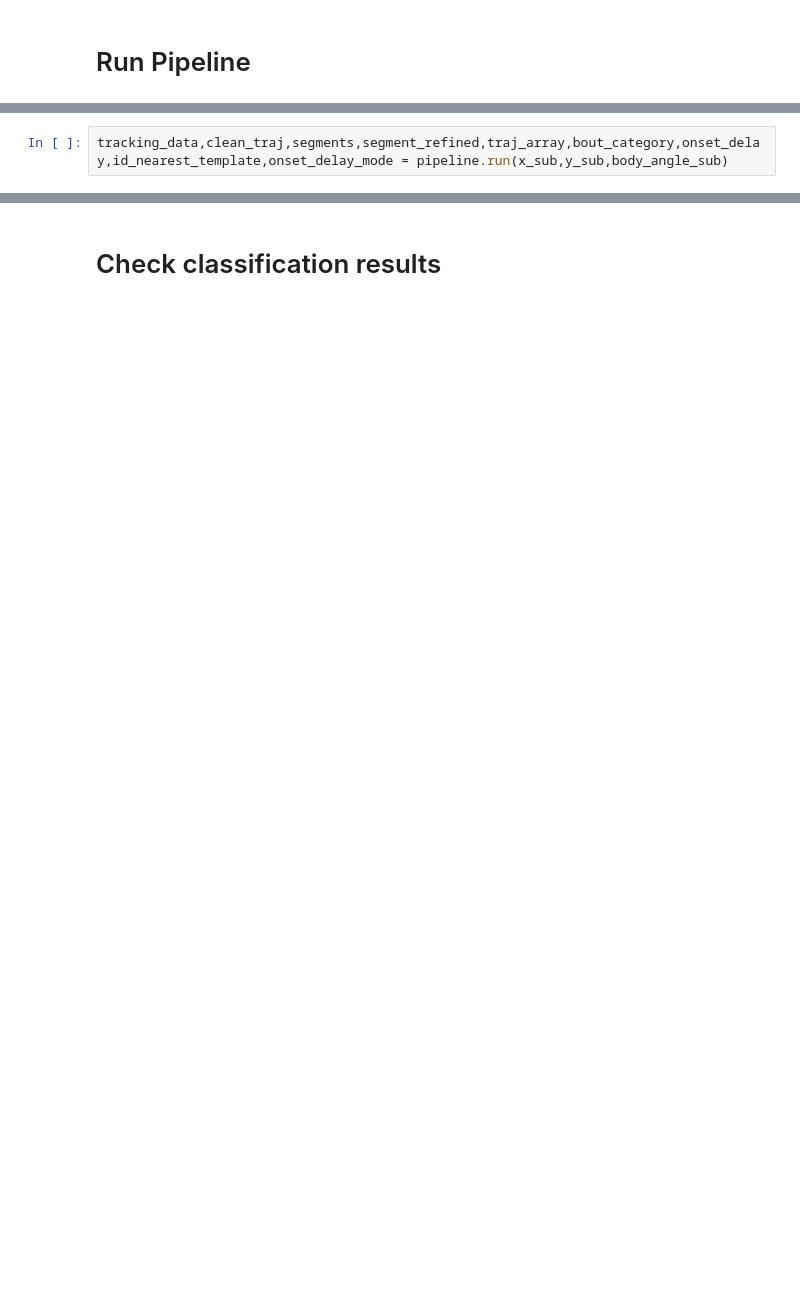
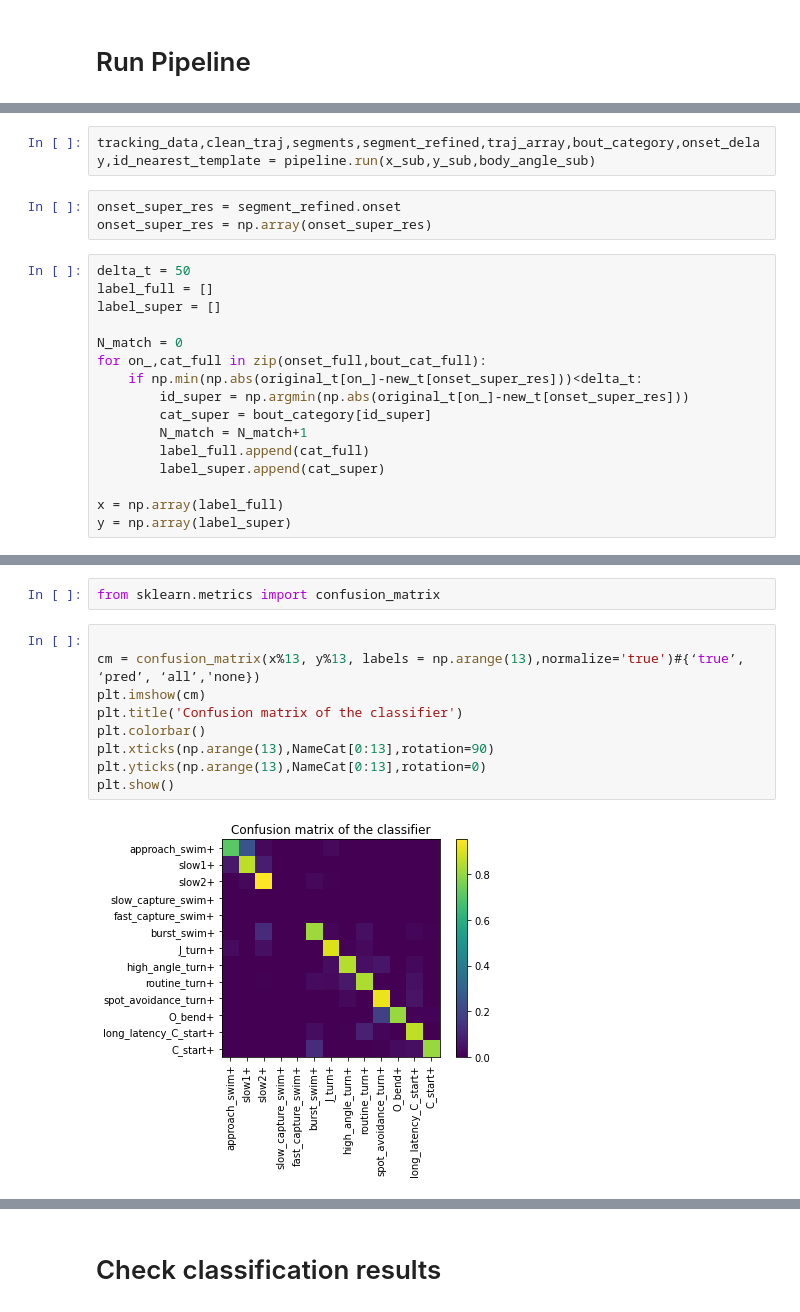
Before and after one commit to orger-lab/megabouts, a Jupyter notebook: megabouts/super_resolution_pipeline.ipynb, the cells around one changed output, grey strips where cells are left out. Drawn from its saved outputs; the diff is of its cells as text; blank space fills up the shorter version.

```diff
--- a/megabouts/super_resolution_pipeline.ipynb
+++ b/megabouts/super_resolution_pipeline.ipynb
@@ -224,2 +252,21 @@ TypeError: __init__() got an unexpected keyword argument 'N_kNN'
 # %%
-tracking_data,clean_traj,segments,segment_refined,traj_array,bout_category,onset_delay,id_nearest_template,onset_delay_mode = pipeline.run(x_sub,y_sub,body_angle_sub)
+tracking_data,clean_traj,segments,segment_refined,traj_array,bout_category,onset_delay,id_nearest_template = pipeline.run(x_sub,y_sub,body_angle_sub)
+# %%
+onset_super_res = segment_refined.onset
+onset_super_res = np.array(onset_super_res)
+# %%
+delta_t = 50
+label_full = []
+label_super = []
+
+N_match = 0
+for on_,cat_full in zip(onset_full,bout_cat_full):
+    if np.min(np.abs(original_t[on_]-new_t[onset_super_res]))<delta_t:
+        id_super = np.argmin(np.abs(original_t[on_]-new_t[onset_super_res]))
+        cat_super = bout_category[id_super]
+        N_match = N_match+1
+        label_full.append(cat_full)
+        label_super.append(cat_super)
+
+x = np.array(label_full)
+y = np.array(label_super)
@@ -225,0 +286,13 @@ tracking_data,clean_traj,segments,segment_refined,traj_array,bout_category,onset
+# %%
+from sklearn.metrics import confusion_matrix
+# %%
+
+cm = confusion_matrix(x%13, y%13, labels = np.arange(13),normalize='true')#{‘true’, ‘pred’, ‘all’,'none})
+plt.imshow(cm)
+plt.title('Confusion matrix of the classifier')
+plt.colorbar()
+plt.xticks(np.arange(13),NameCat[0:13],rotation=90)
+plt.yticks(np.arange(13),NameCat[0:13],rotation=0)
+plt.show()
+# %% [output]
+[figure, added]
```
Also changed, not shown: parts of 53 cells of this notebook, 15 other files.
